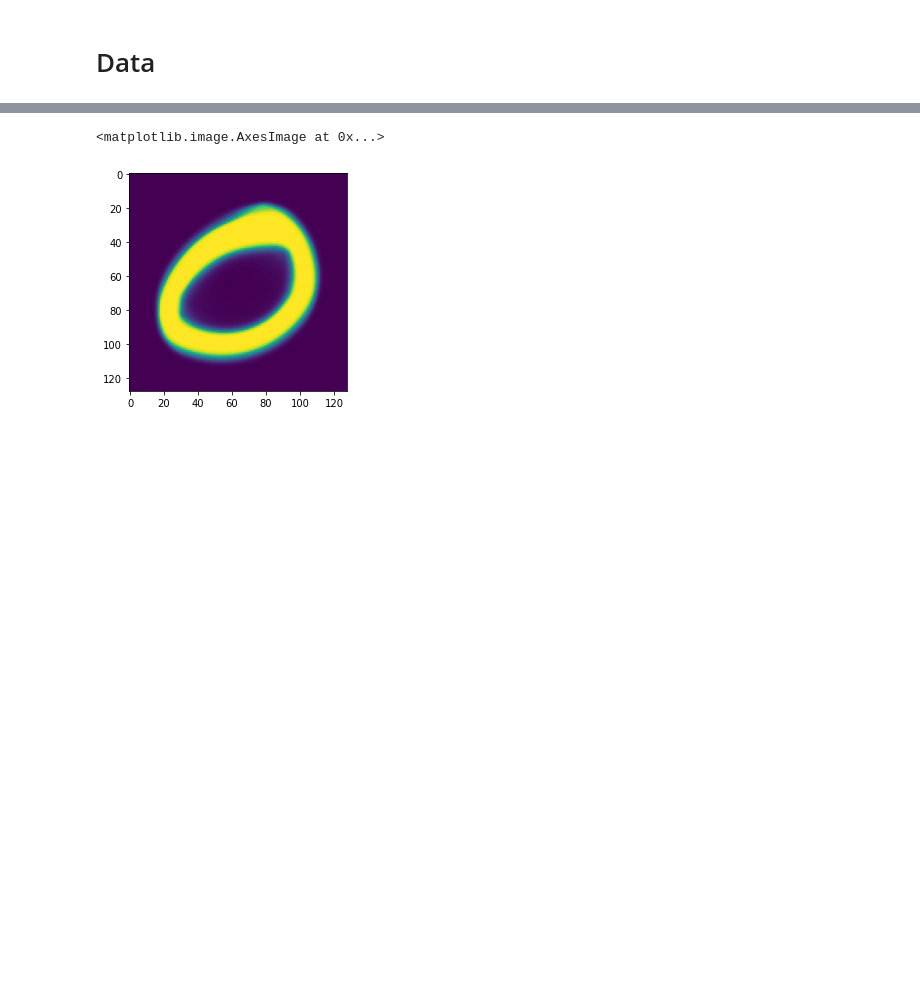
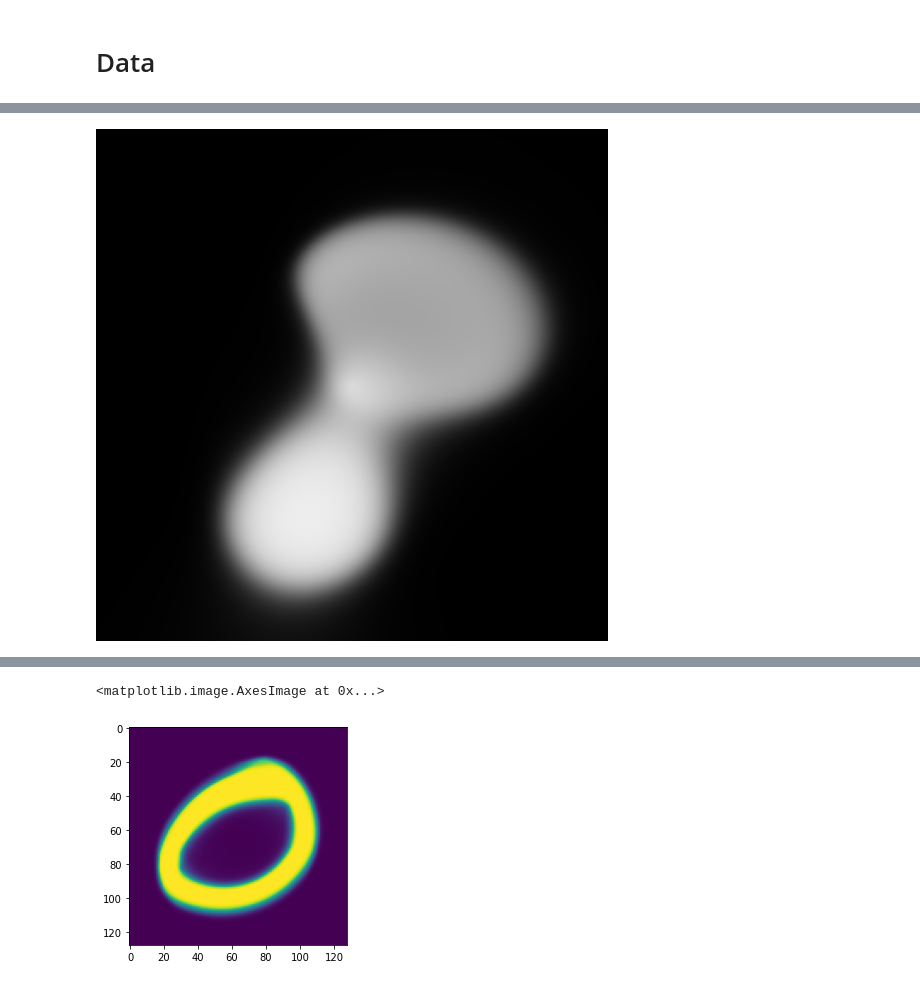
Before and after one commit to bdura/bestiary, a Jupyter notebook: notebooks/Image Painting.ipynb, the cells around one changed output, grey strips where cells are left out. Saved outputs shown, nothing was run; the diff lists cells and outputs as text; code cells hidden in the pictures; blank space fills up the shorter version.

```diff
--- a/notebooks/Image Painting.ipynb
+++ b/notebooks/Image Painting.ipynb
@@ -165,3 +203,7 @@ plt.imshow(y.reshape(28, 28))
+# %%
+show(painter, 512)
+# %% [output]
+[figure, added]
 # %%
 n = 128
 image = predict_image(painter, n)
```
Also changed, not shown: parts of 23 cells of this notebook, 15 other files.
